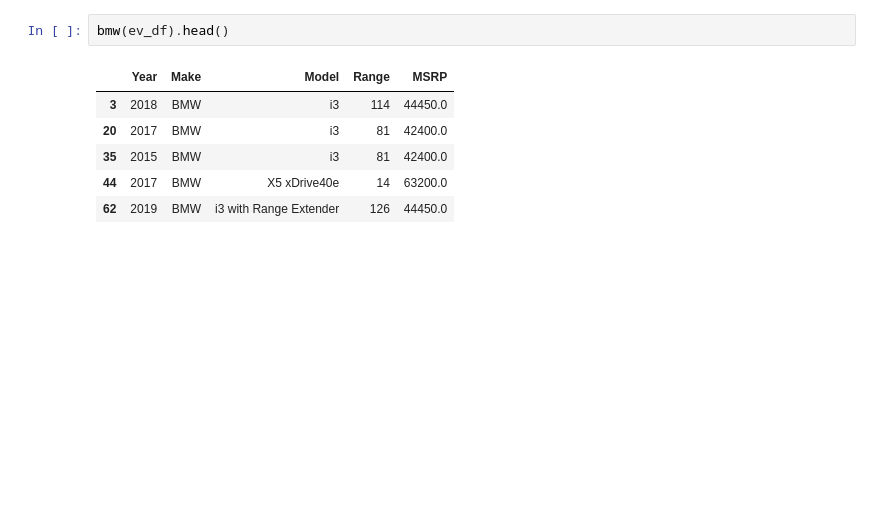
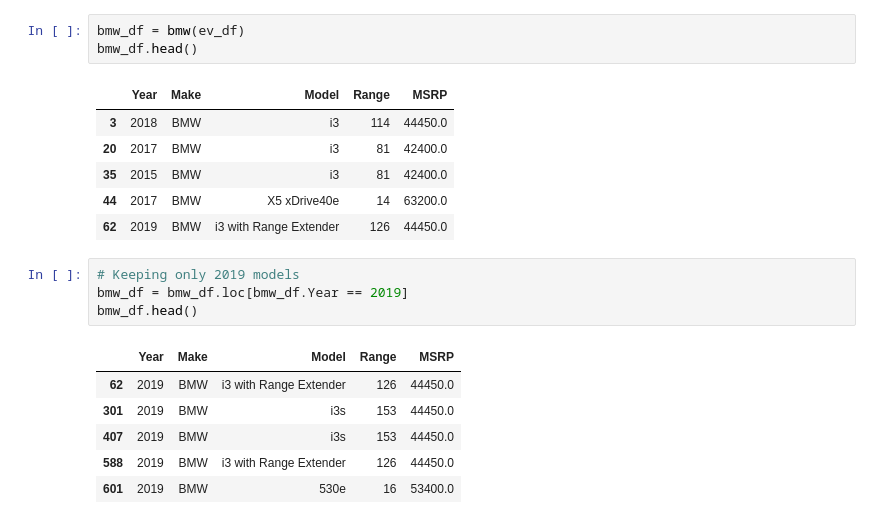
Before and after one commit to jeffersonzaki/Electric-vs-Gasoline-Vehicles, a Jupyter notebook: Technical-Notebook.zj/stats_test.ipynb, the cells around one changed output. Cells and saved outputs as stored; diff of their text form; blank space fills up the shorter version.

```diff
--- a/Technical-Notebook.zj/stats_test.ipynb
+++ b/Technical-Notebook.zj/stats_test.ipynb
@@ -20,5 +36,6 @@ tesla(ev_df).head()
 # %%
-bmw(ev_df).head()
+bmw_df = bmw(ev_df)
+bmw_df.head()
 # %% [output]
 |  | Year | Make | Model | Range | MSRP |
 | 3 | 2018 | BMW | i3 | 114 | 44450.0 |
@@ -26,3 +43,14 @@ bmw(ev_df).head()
 | 35 | 2015 | BMW | i3 | 81 | 42400.0 |
 | 44 | 2017 | BMW | X5 xDrive40e | 14 | 63200.0 |
 | 62 | 2019 | BMW | i3 with Range Extender | 126 | 44450.0 |
+# %%
+# Keeping only 2019 models
+bmw_df = bmw_df.loc[bmw_df.Year == 2019]
+bmw_df.head()
+# %% [output]
+|  | Year | Make | Model | Range | MSRP |
+| 62 | 2019 | BMW | i3 with Range Extender | 126 | 44450.0 |
+| 301 | 2019 | BMW | i3s | 153 | 44450.0 |
+| 407 | 2019 | BMW | i3s | 153 | 44450.0 |
+| 588 | 2019 | BMW | i3 with Range Extender | 126 | 44450.0 |
+| 601 | 2019 | BMW | 530e | 16 | 53400.0 |
```
Also changed, not shown: parts of 17 cells of this notebook, 2 other files.
